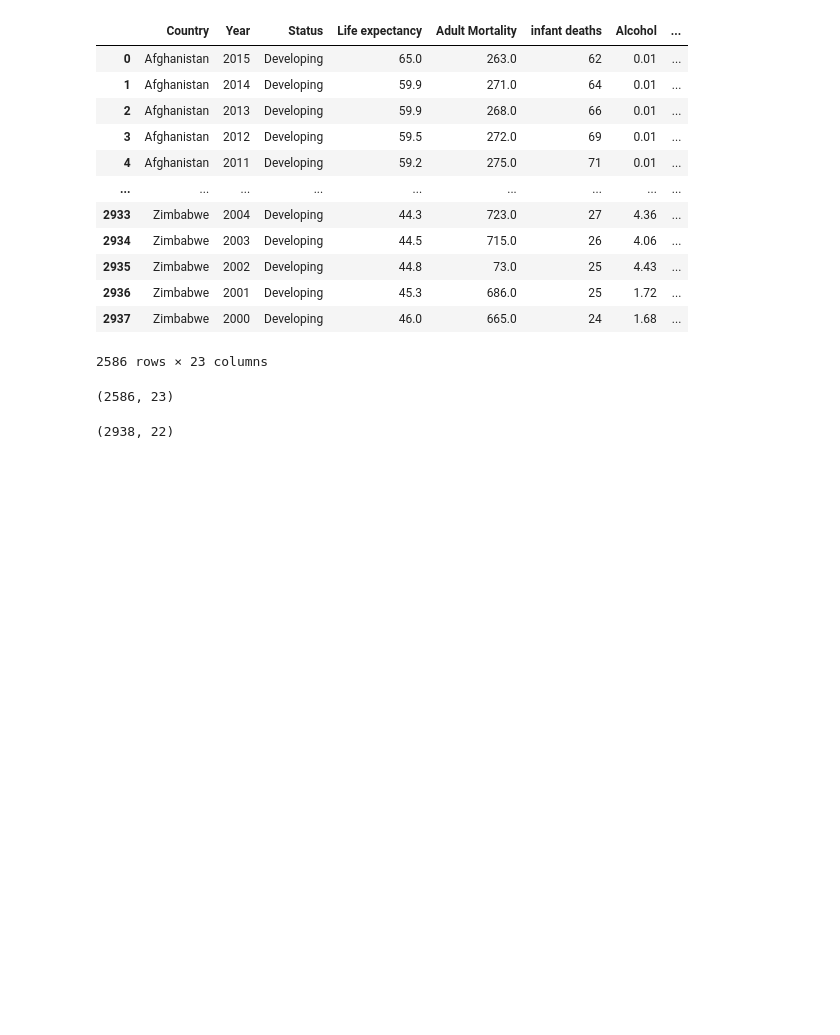
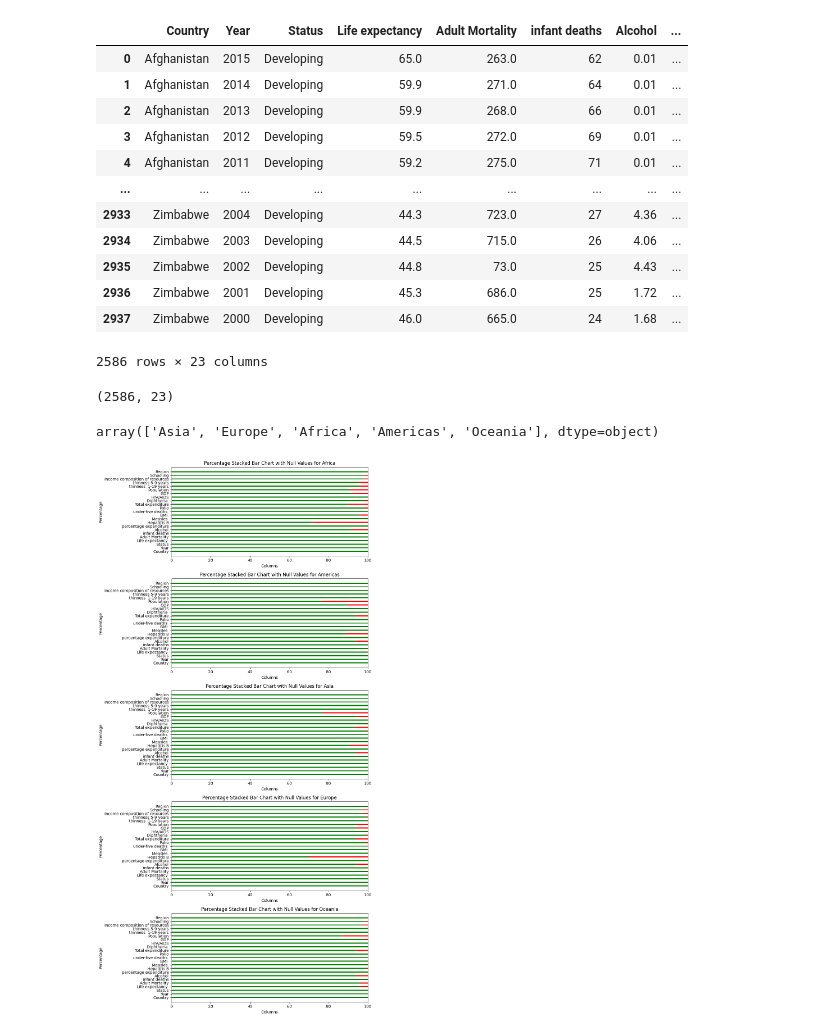
Before and after one commit to abhisunny2610/Data-Science, a Jupyter notebook: Visualization/Life Exp 2.ipynb, the cells around one changed output. Saved outputs shown, nothing was run; the diff lists cells and outputs as text; code cells hidden in the pictures; blank space fills up the shorter version.

Commit message:
Visualization

```diff
--- a/Visualization/Life Exp 2.ipynb
+++ b/Visualization/Life Exp 2.ipynb
@@ -139,6 +139,36 @@ new_df.shape
 # %% [output]
 (2586, 23)
 # %%
-df.shape
+new_df["Region"].unique()
 # %% [output]
-(2938, 22)
+array(['Asia', 'Europe', 'Africa', 'Americas', 'Oceania'], dtype=object)
+# %%
+region_group = new_df.groupby("Region")
+# %%
+def null_bar(ax, df, name):
+    total_values = len(df)
+    null_values = df.isnull().sum()
+
+    percentage_null = (null_values / total_values) * 100
+
+    # Calculate the percentage of non-null values
+    percentage_non_null = ((total_values - null_values)/ total_values) * 100
+
+    # Create a stacked bar chart
+
+    ax.barh(df.columns, percentage_non_null, height=0.3, label='Non-null Values', color='green')
+    ax.barh(df.columns, percentage_null,  height=0.3,  left=percentage_non_null, label='Null Values', color='red')
+
+    ax.set_xlabel('Columns')
+    ax.set_ylabel('Percentage')
+    # ax.set_xticks(rotation=90)
+    ax.set_title(f'Percentage Stacked Bar Chart with Null Values for {name}' )
+# %%
+fig, axes = plt.subplots(nrows=5,figsize=(10, 20), tight_layout = True)
+
+for i, ( name, dataframe ) in enumerate(region_group):
+    null_bar(axes[i], dataframe, name)
+
+plt.show()
+# %% [output]
+[figure, added]
```
